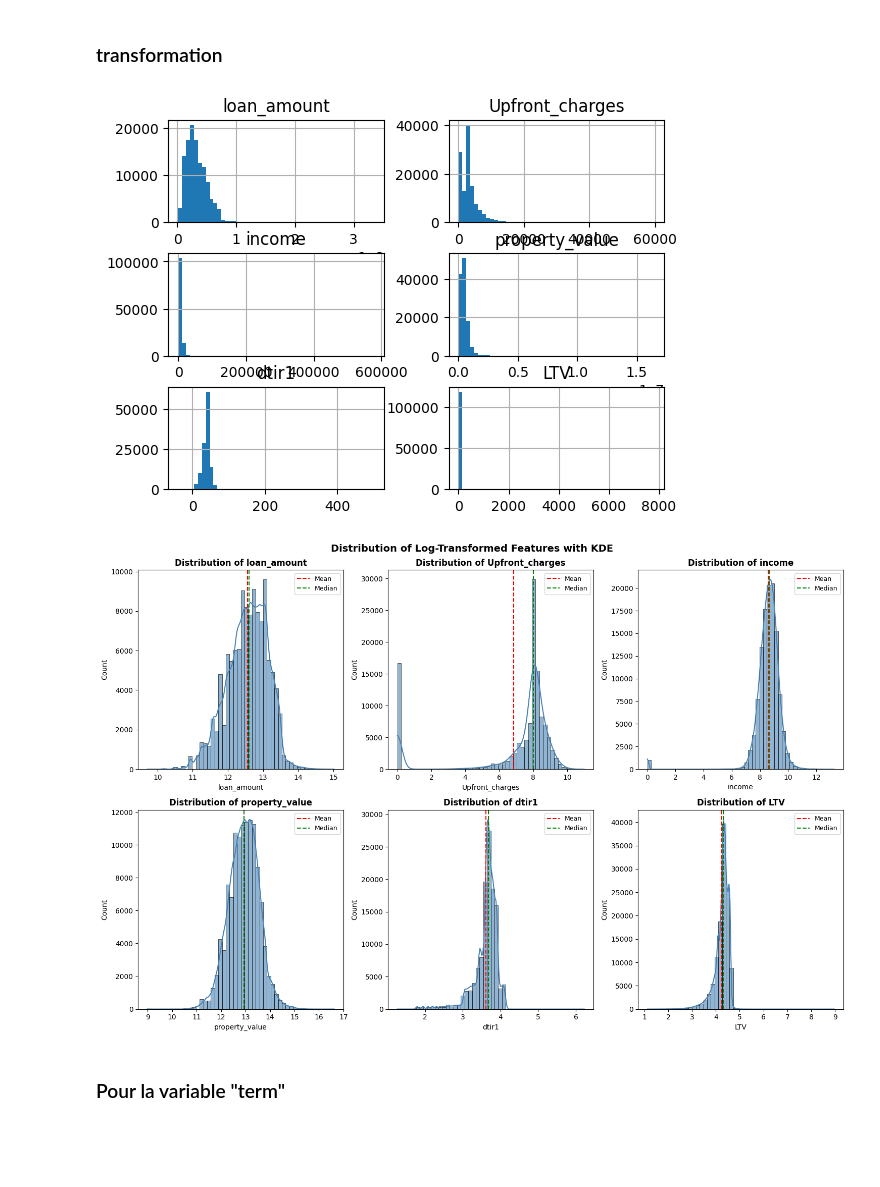
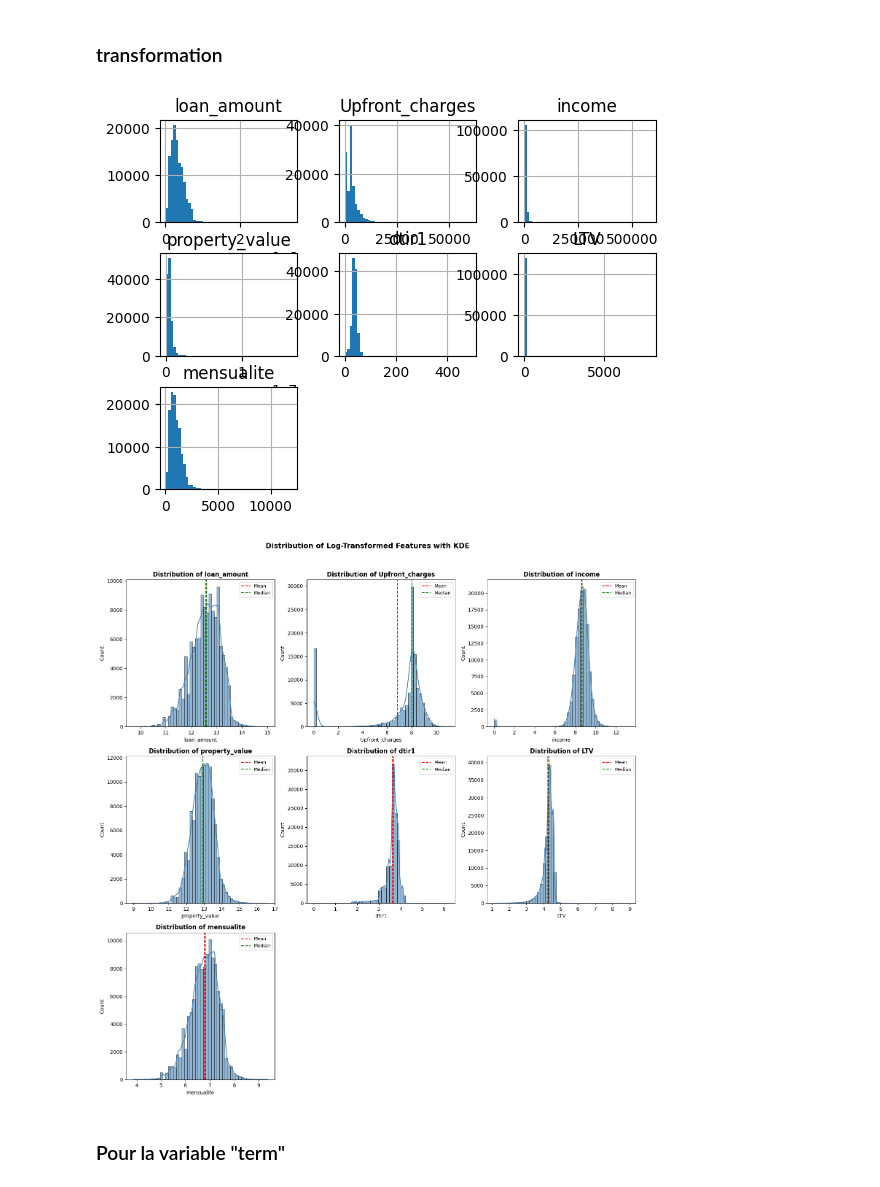
Before and after one commit to Wissem-Sahli-Engineer/CreditGuard-ML-Scoring, a Jupyter notebook: main.ipynb, the cells around one changed output. Saved outputs shown, nothing was run; the diff lists cells and outputs as text; code cells hidden in the pictures; blank space fills up the shorter version.

Commit message:
First_train

```diff
--- a/main.ipynb
+++ b/main.ipynb
@@ -247,8 +247,10 @@ from sklearn.impute import SimpleImputer, IterativeImputer
 num_cols = X_train.select_dtypes(include=[np.number]).columns
 cat_cols = X_train.select_dtypes(exclude=[np.number]).columns
 
+limites_basses = [-np.inf if col == 'Interest_rate_spread' else 0 for col in num_cols]
+
 # 2. Imputation Numérique (Iterative)
-numeric_imputer = IterativeImputer(max_iter=10, random_state=42)
+numeric_imputer = IterativeImputer(max_iter=10, min_value=limites_basses)
 
 
 X_train_num = pd.DataFrame(
@@ -271,5 +273,7 @@ X_train = pd.concat([X_train_num, X_train_cat], axis=1)
 X_train['Upfront_charges'] = X_train['Upfront_charges'].clip(lower=0)
 
 print("Imputation réussie et index synchronisés !")
+
+X_train.isnull().sum()
 # %% [output]
 Imputation réussie et index synchronisés !
@@ -642,38 +663,49 @@ plt.show()
 ### transformation
 # %%
 from sklearn.preprocessing import FunctionTransformer
+import math
 
-
-log_trans_col = ['loan_amount','Upfront_charges','income','property_value','dtir1','LTV']
+log_trans_col = ['loan_amount','Upfront_charges','income','property_value','dtir1','LTV','mensualite']
 X_train[log_trans_col].hist(bins = 50)
 
 log_transformer = FunctionTransformer(np.log1p, inverse_func=np.expm1)
 
 X_train[log_trans_col] = log_transformer.fit_transform(X_train[log_trans_col])
 
 
 
 """ -------- Code for better visualization -------- """
 
-fig, axes = plt.subplots(2, 3, figsize=(15, 10))
+
+n_features = len(log_trans_col)
+n_cols_grid = 3
+n_rows_grid = math.ceil(n_features / n_cols_grid)
+
+# 3. Création de la figure qui s'adapte
+fig, axes = plt.subplots(n_rows_grid, n_cols_grid, figsize=(15, 5 * n_rows_grid))
 axes = axes.ravel()
 
+# 4. Ta boucle intacte
 for idx, col in enumerate(log_trans_col):
     sns.histplot(data=X_train, x=col, bins=50, kde=True, ax=axes[idx],
                  color='steelblue', edgecolor='black', alpha=0.6)
     axes[idx].set_title(f'Distribution of {col}', fontsize=12, fontweight='bold')
     axes[idx].axvline(x=X_train[col].mean(), color='red', linestyle='--',
-                      linewidth=1.5, label=f'Mean')
+                      linewidth=1.5, label='Mean')
     axes[idx].axvline(x=X_train[col].median(), color='green', linestyle='--',
-                      linewidth=1.5, label=f'Median')
+                      linewidth=1.5, label='Median')
     axes[idx].legend(fontsize=9)
 
-plt.suptitle('Distribution of Log-Transformed Features with KDE', fontsize=14, fontweight='bold')
+# 5. On efface les cases vides en trop (les cases 8 et 9)
+for idx in range(n_features, len(axes)):
+    fig.delaxes(axes[idx])
+
+plt.suptitle('Distribution of Log-Transformed Features with KDE', fontsize=14, fontweight='bold', y=1.02)
 plt.tight_layout()
 plt.show()
 # %% [output]
-[figure, old version]
+[figure, new version]
-[figure, old version]
+[figure, new version]
 # %% [markdown]
 ### Pour la variable "term"
 # %%
```
Also changed, not shown: parts of 24 cells of this notebook.
